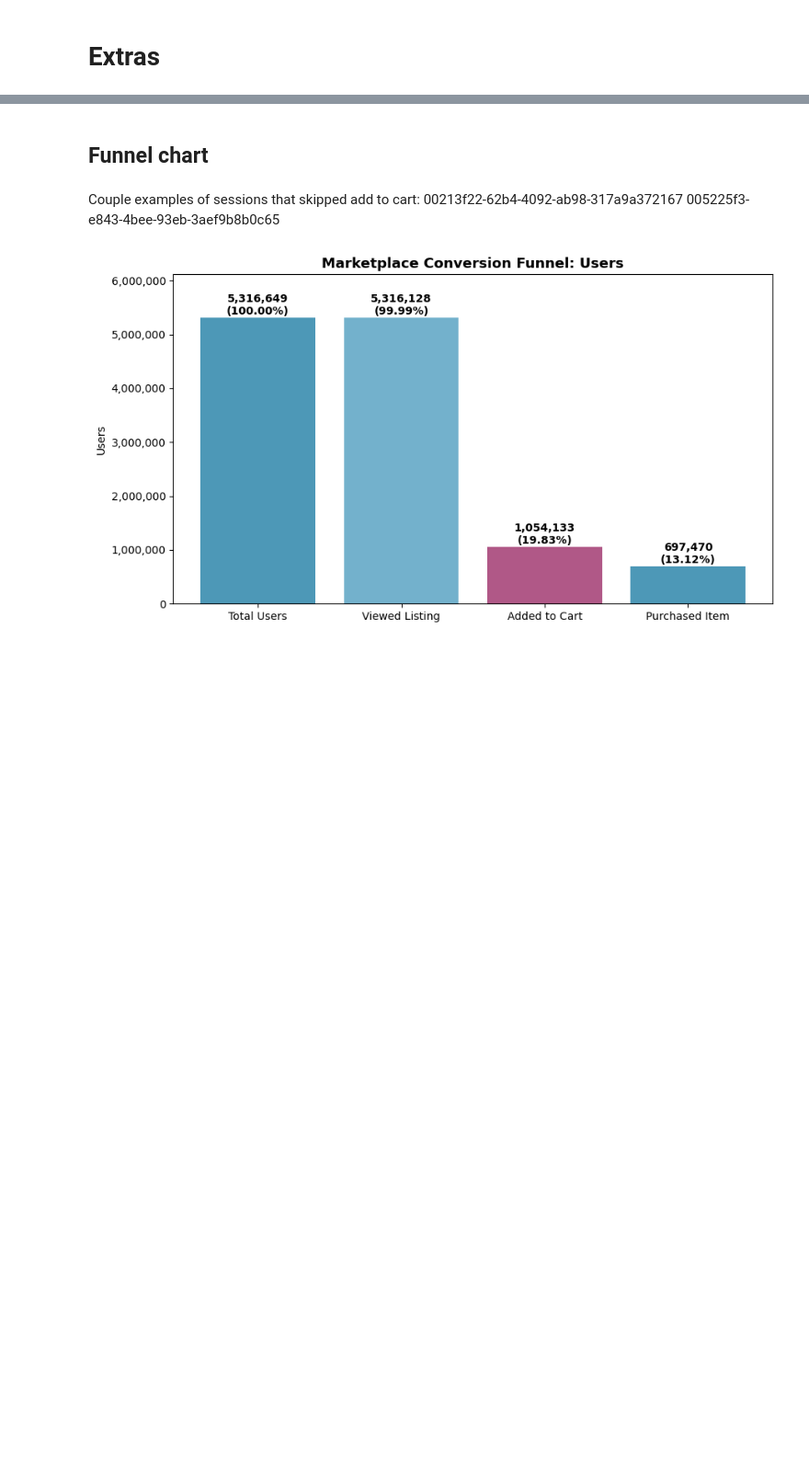
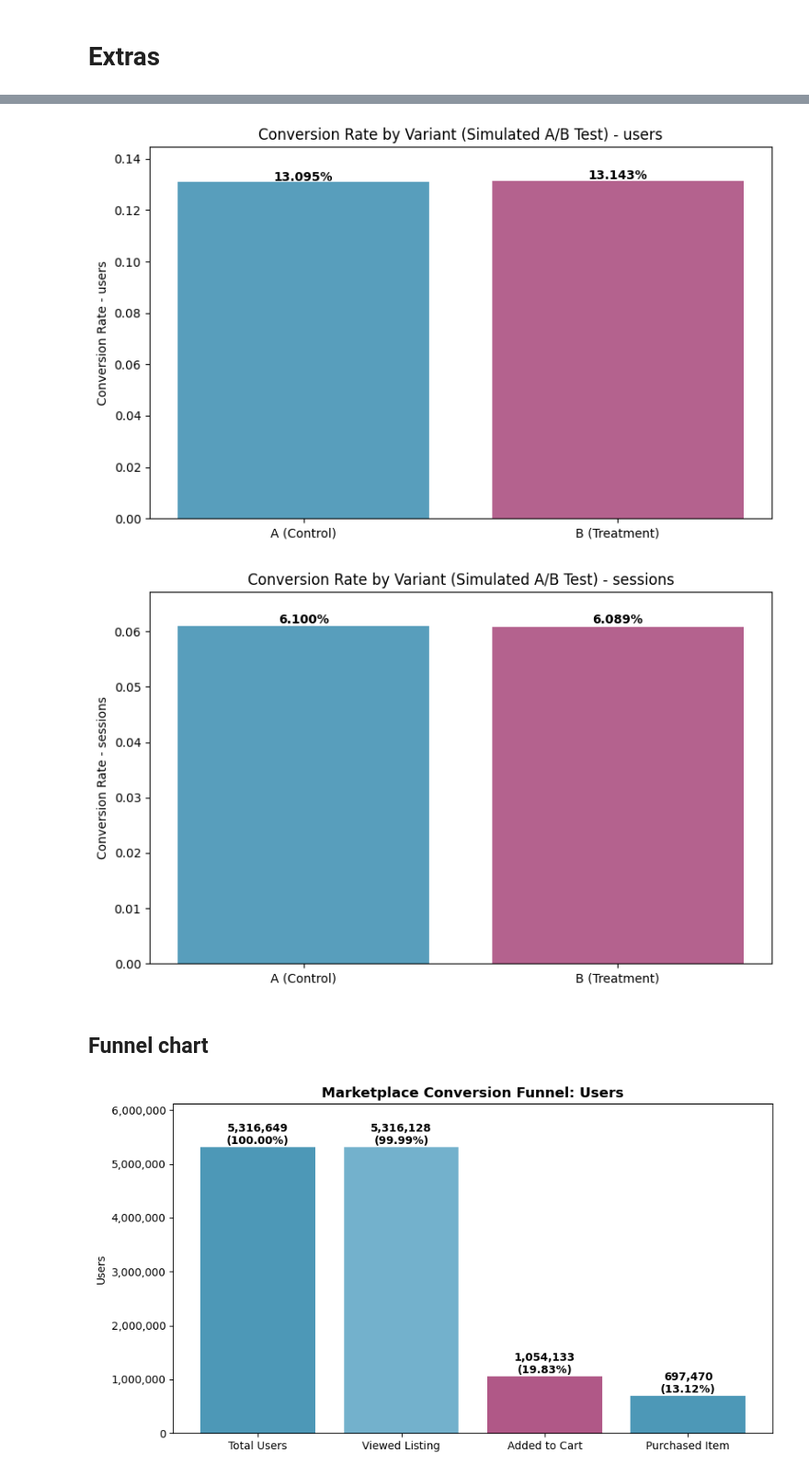
Before and after one commit to omotalan/data-project-templates, a Jupyter notebook: data-analysis/marketplace-analytics/notebook/analysis.ipynb, the cells around one changed output, grey strips where cells are left out. Shown at 92% size. Saved outputs shown, nothing was run; the diff lists cells and outputs as text; code cells hidden in the pictures; blank space fills up the shorter version.

```diff
--- a/data-analysis/marketplace-analytics/notebook/analysis.ipynb
+++ b/data-analysis/marketplace-analytics/notebook/analysis.ipynb
@@ -11,9 +30,9 @@ import duckdb
 
 con = duckdb.connect()
 
-df = con.execute("""
+df = con.execute(f"""
     SELECT *
-    FROM read_csv_auto('/home/alan/alan_projects/data-project-templates/data-analysis/marketplace-analytics/data/2019-Oct.csv')
+    FROM read_csv_auto('{DB_PATH}2019-Oct.csv')
     ORDER BY user_id, event_time
     LIMIT 10
 """).df()
@@ -116,8 +117,9 @@ import matplotlib.pyplot as plt
 
 from statsmodels.stats.proportion import proportions_ztest
 # %%
-# Get data from duck DB
-con = duckdb.connect("/home/alan/alan_projects/data-project-templates/data-analysis/marketplace-analytics/data/marketplace-analytics.duckdb")
+# Quick summary of dataset stats for z-test
+
+con = duckdb.connect(f"{DB_PATH}marketplace-analytics.duckdb")
 
 query_user = "SELECT * FROM marts.fct_ab_test_user"
 query_session = "SELECT * FROM marts.fct_ab_test_session"
@@ -128,7 +130,6 @@ print("AB test metrics - User level: \n", df_ab_user.head(), "\n")
 df_ab_session = con.execute(query_session).df()
 print("AB test metrics - Session level: \n", df_ab_session.head())
 
-# Always close at the end of every routine
 con.close()
 # %% [output]
 AB test metrics - User level:
@@ -222,13 +231,0 @@ Result: Not statistically significant at α=0.05 (expected in simulated setup)
-# %%
-# Example chart: conversion rate by variant
-
-plt.figure(figsize=(8, 5))
-plt.bar(['A (Control)', 'B (Treatment)'], [cr_A, cr_B],
-        color=['#2E86AB', '#A23B72'], alpha=0.8)
-plt.ylabel('Conversion Rate')
-plt.title('Conversion Rate by Variant (Simulated A/B Test)')
-plt.ylim(0, max(cr_A, cr_B) * 1.1)
-for i, v in enumerate([cr_A, cr_B]):
-    plt.text(i, v + 0.0005, f'{v:.3%}', ha='center', fontweight='bold')
-plt.tight_layout()
-plt.show()
@@ -239,2 +282,19 @@ plt.show()
+# %%
+# Example chart: conversion rate by variant
+
+for name, df in datasets.items():
+    plt.figure(figsize=(8, 5))
+    plt.bar(['A (Control)', 'B (Treatment)'], [metrics[f"cr_A_{name}"], metrics[f"cr_B_{name}"]],
+            color=['#2E86AB', '#A23B72'], alpha=0.8)
+    plt.ylabel(f'Conversion Rate - {name}')
+    plt.title(f'Conversion Rate by Variant (Simulated A/B Test) - {name}')
+    plt.ylim(0, max(metrics[f"cr_A_{name}"], metrics[f"cr_B_{name}"]) * 1.1)
+    for i, v in enumerate([metrics[f"cr_A_{name}"], metrics[f"cr_B_{name}"]]):
+        plt.text(i, v + 0.0005, f'{v:.3%}', ha='center', fontweight='bold')
+    plt.tight_layout()
+    plt.show()
+# %% [output]
+[figure, added]
+[figure, added]
 # %% [markdown]
 ## Funnel chart
@@ -243,7 +301,3 @@ con = duckdb.connect("../data/marketplace-analytics.duckdb")
-# %% [markdown]
-Couple examples of sessions that skipped add to cart:
-00213f22-62b4-4092-ab98-317a9a372167
-005225f3-e843-4bee-93eb-3aef9b8b0c65
 # %%
 # === FUNNEL ANALYSIS ===
 
```
Also changed, not shown: parts of 20 cells of this notebook, 16 other files.
